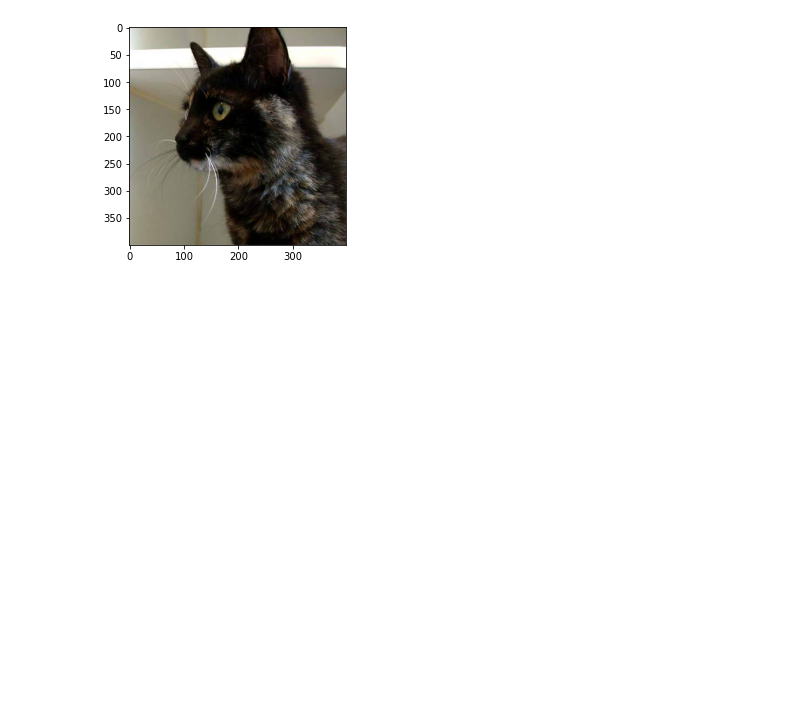
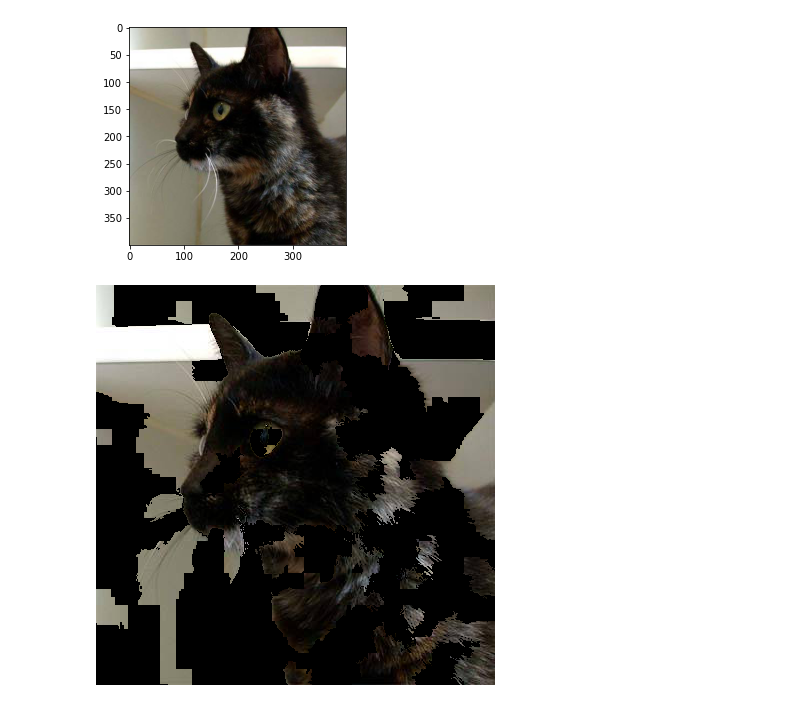
Before and after one commit to UberClifford/BOYS_LOVE_LIME, a Jupyter notebook: LIME example.ipynb, the cells around one changed output. Drawn from its saved outputs; the diff is of its cells as text; code cells hidden in the pictures; blank space fills up the shorter version.

Commit message:
added sample superpixel func

```diff
--- a/LIME example.ipynb
+++ b/LIME example.ipynb
@@ -91,3 +92,12 @@ plt.imshow(get_image(cat_img_path))
 {'class': 'cat', 'confidence': '0.999834418296814'}
 <matplotlib.image.AxesImage at 0x...>
 [figure]
+# %%
+raw_img = get_image(cat_img_path)
+img = ImageObject(raw_img)
+
+explainer = Explainer(
+    SegmentationMethod("quickshift")
+)
+
+explainer.segment_image(img)
@@ -93,0 +121,27 @@ plt.imshow(get_image(cat_img_path))
+# %%
+image = img
+image.original_image = np.array(image.original_image)
+num_samples = 10
+
+fudged_img = image.original_image.copy()
+fudged_img[:] = 0
+
+sampled_images = list()
+
+# sample num_samples collections of superpixels
+num_segments = np.unique(image.superpixels).size
+superpixel_samples = np.random.randint(2, size=(num_samples, num_segments))
+
+# apply samlpes to fudged image to generate pertubed images
+for sample in superpixel_samples:
+    masked_img = image.original_image.copy()
+    turned_on_superpixels = np.where(sample == 1)[0]
+    mask = np.zeros(image.superpixels.shape).astype(bool)
+    for superpixel in turned_on_superpixels:
+        mask[img.superpixels == superpixel] = True
+    masked_img[mask] = fudged_img[mask]
+    sampled_images.append(masked_img)
+# %%
+Image.fromarray(sampled_images[4])
+# %% [output]
+[figure, added]
```
Also changed, not shown: parts of 20 cells of this notebook, 1 other file.
